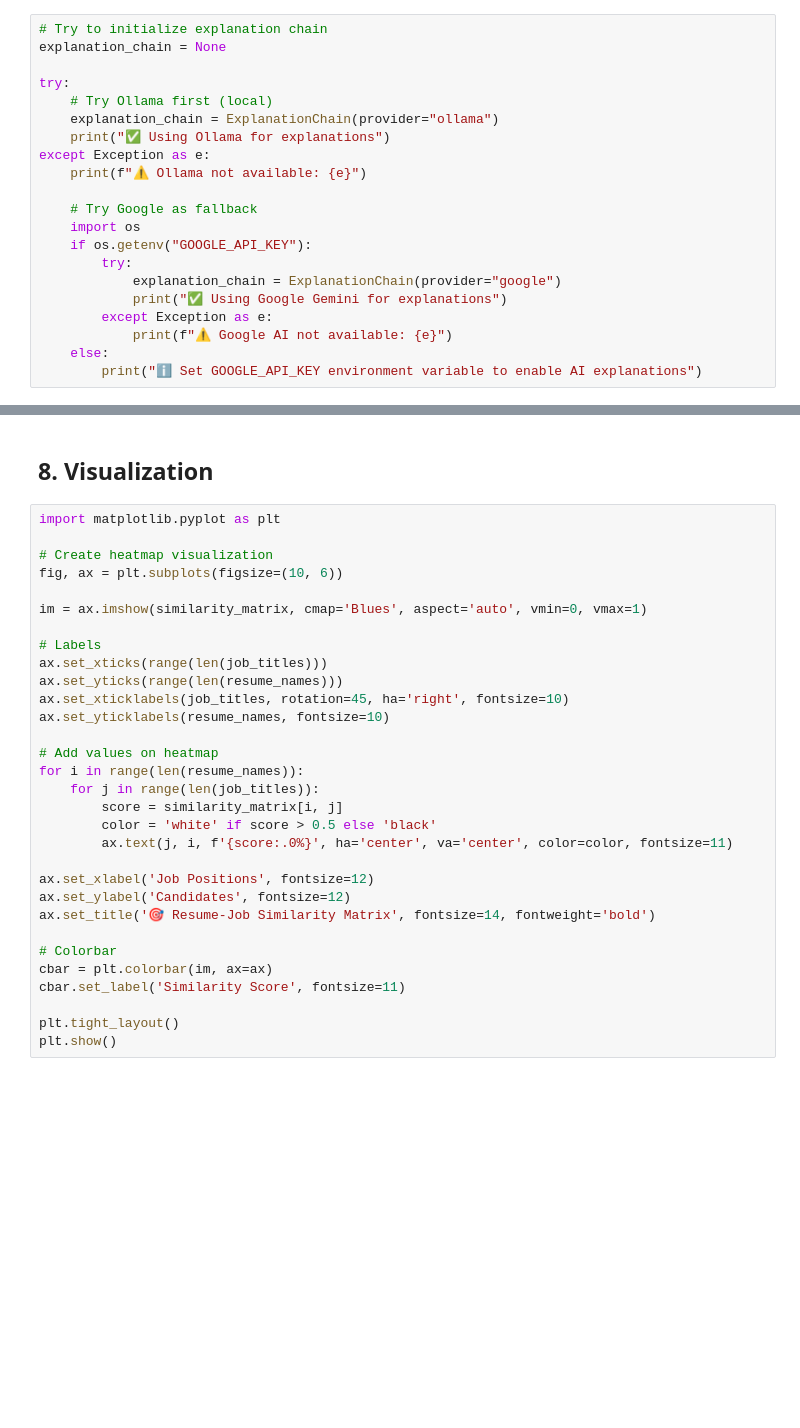
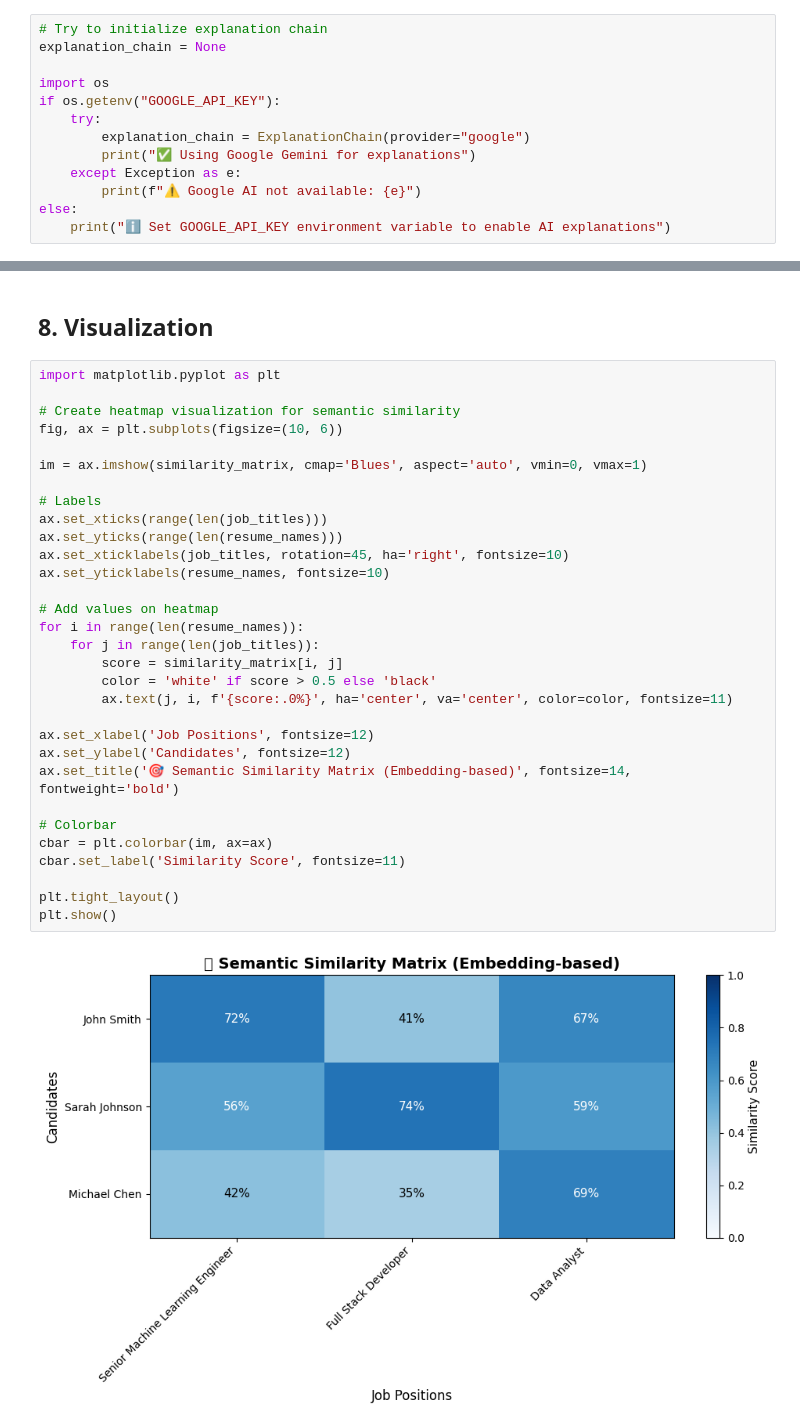
Before and after one commit to Kepler56/koru, a Jupyter notebook: notebooks/demo.ipynb, the cells around one changed output, grey strips where cells are left out. Drawn from its saved outputs; the diff is of its cells as text; blank space fills up the shorter version.

```diff
--- a/notebooks/demo.ipynb
+++ b/notebooks/demo.ipynb
@@ -372,20 +516,12 @@ If neither is available, you'll see a fallback message.
 # Try to initialize explanation chain
 explanation_chain = None
 
-try:
-    # Try Ollama first (local)
-    explanation_chain = ExplanationChain(provider="ollama")
-    print("✅ Using Ollama for explanations")
-except Exception as e:
-    print(f"⚠️ Ollama not available: {e}")
-
-    # Try Google as fallback
-    import os
-    if os.getenv("GOOGLE_API_KEY"):
-        try:
-            explanation_chain = ExplanationChain(provider="google")
-            print("✅ Using Google Gemini for explanations")
-        except Exception as e:
-            print(f"⚠️ Google AI not available: {e}")
-    else:
-        print("ℹ️ Set GOOGLE_API_KEY environment variable to enable AI explanations")
+import os
+if os.getenv("GOOGLE_API_KEY"):
+    try:
+        explanation_chain = ExplanationChain(provider="google")
+        print("✅ Using Google Gemini for explanations")
+    except Exception as e:
+        print(f"⚠️ Google AI not available: {e}")
+else:
+    print("ℹ️ Set GOOGLE_API_KEY environment variable to enable AI explanations")
@@ -448,32 +617,34 @@ else:
 # %%
 import matplotlib.pyplot as plt
 
-# Create heatmap visualization
+# Create heatmap visualization for semantic similarity
 fig, ax = plt.subplots(figsize=(10, 6))
 
 im = ax.imshow(similarity_matrix, cmap='Blues', aspect='auto', vmin=0, vmax=1)
 
 # Labels
 ax.set_xticks(range(len(job_titles)))
 ax.set_yticks(range(len(resume_names)))
 ax.set_xticklabels(job_titles, rotation=45, ha='right', fontsize=10)
 ax.set_yticklabels(resume_names, fontsize=10)
 
 # Add values on heatmap
 for i in range(len(resume_names)):
     for j in range(len(job_titles)):
         score = similarity_matrix[i, j]
         color = 'white' if score > 0.5 else 'black'
         ax.text(j, i, f'{score:.0%}', ha='center', va='center', color=color, fontsize=11)
 
 ax.set_xlabel('Job Positions', fontsize=12)
 ax.set_ylabel('Candidates', fontsize=12)
-ax.set_title('🎯 Resume-Job Similarity Matrix', fontsize=14, fontweight='bold')
+ax.set_title('🎯 Semantic Similarity Matrix (Embedding-based)', fontsize=14, fontweight='bold')
 
 # Colorbar
 cbar = plt.colorbar(im, ax=ax)
 cbar.set_label('Similarity Score', fontsize=11)
 
 plt.tight_layout()
 plt.show()
+# %% [output]
+[figure, added]
 # %%
```
Also changed, not shown: parts of 18 cells of this notebook, 9 other files.
